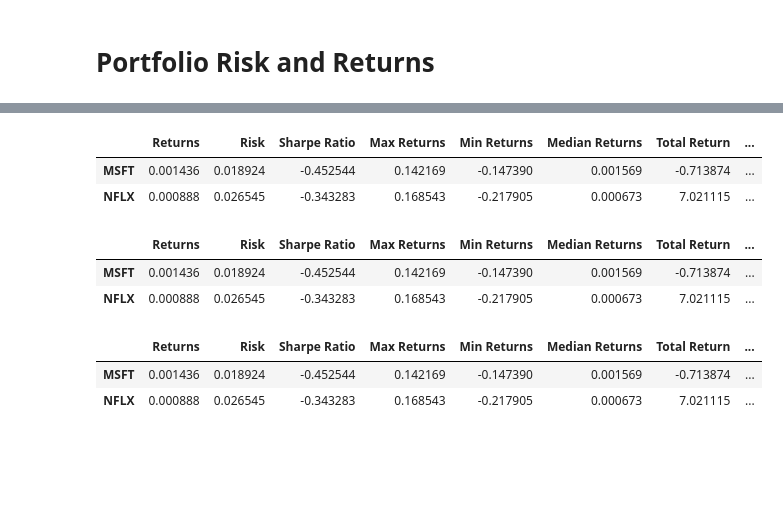
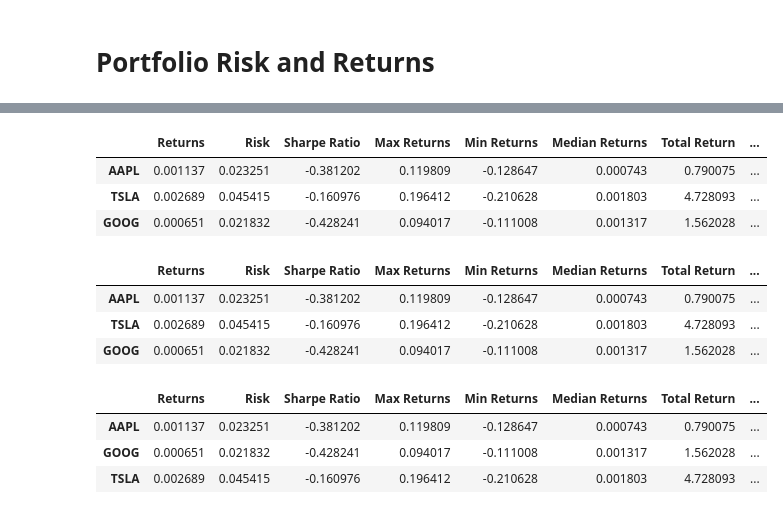
Before and after one commit to juicebocks27/Stock-Market-Prediction, a Jupyter notebook: portfolio-risk-returns-visualisation.ipynb, the cells around one changed output, grey strips where cells are left out. Cells and saved outputs as stored; diff of their text form; code cells hidden in the pictures; blank space fills up the shorter version.

```diff
--- a/portfolio-risk-returns-visualisation.ipynb
+++ b/portfolio-risk-returns-visualisation.ipynb
@@ -350,22 +384,26 @@ table
 # %%
-table["Average Return Yearly"] = (1 + total_return)**(1 / number_of_years) - 1
+table["Average Return Yearly"] = (1 + total_return)**(1 / delta.years) - 1
 table
 # %% [output]
 |  | Returns | Risk | Sharpe Ratio | Max Returns | Min Returns | Median Returns | Total Return | ... |
-| MSFT | 0.001436 | 0.018924 | -0.452544 | 0.142169 | -0.147390 | 0.001569 | -0.713874 | ... |
-| NFLX | 0.000888 | 0.026545 | -0.343283 | 0.168543 | -0.217905 | 0.000673 | 7.021115 | ... |
+| AAPL | 0.001137 | 0.023251 | -0.381202 | 0.119809 | -0.128647 | 0.000743 | 0.790075 | ... |
+| TSLA | 0.002689 | 0.045415 | -0.160976 | 0.196412 | -0.210628 | 0.001803 | 4.728093 | ... |
+| GOOG | 0.000651 | 0.021832 | -0.428241 | 0.094017 | -0.111008 | 0.001317 | 1.562028 | ... |
 # %%
+# Assuming 252 trading days a year
 initial_value = df.iloc[0]
 ending_value = df.iloc[-1]
 table["CAGR"] = ((ending_value / initial_value) ** (252.0 / days)) -1
 table
 # %% [output]
 |  | Returns | Risk | Sharpe Ratio | Max Returns | Min Returns | Median Returns | Total Return | ... |
-| MSFT | 0.001436 | 0.018924 | -0.452544 | 0.142169 | -0.147390 | 0.001569 | -0.713874 | ... |
-| NFLX | 0.000888 | 0.026545 | -0.343283 | 0.168543 | -0.217905 | 0.000673 | 7.021115 | ... |
+| AAPL | 0.001137 | 0.023251 | -0.381202 | 0.119809 | -0.128647 | 0.000743 | 0.790075 | ... |
+| TSLA | 0.002689 | 0.045415 | -0.160976 | 0.196412 | -0.210628 | 0.001803 | 4.728093 | ... |
+| GOOG | 0.000651 | 0.021832 | -0.428241 | 0.094017 | -0.111008 | 0.001317 | 1.562028 | ... |
 # %%
 table.sort_values(by="Average Return Yearly")
 # %% [output]
 |  | Returns | Risk | Sharpe Ratio | Max Returns | Min Returns | Median Returns | Total Return | ... |
-| MSFT | 0.001436 | 0.018924 | -0.452544 | 0.142169 | -0.147390 | 0.001569 | -0.713874 | ... |
-| NFLX | 0.000888 | 0.026545 | -0.343283 | 0.168543 | -0.217905 | 0.000673 | 7.021115 | ... |
+| AAPL | 0.001137 | 0.023251 | -0.381202 | 0.119809 | -0.128647 | 0.000743 | 0.790075 | ... |
+| GOOG | 0.000651 | 0.021832 | -0.428241 | 0.094017 | -0.111008 | 0.001317 | 1.562028 | ... |
+| TSLA | 0.002689 | 0.045415 | -0.160976 | 0.196412 | -0.210628 | 0.001803 | 4.728093 | ... |
```
Also changed, not shown: parts of 31 cells of this notebook, 1 other file.
